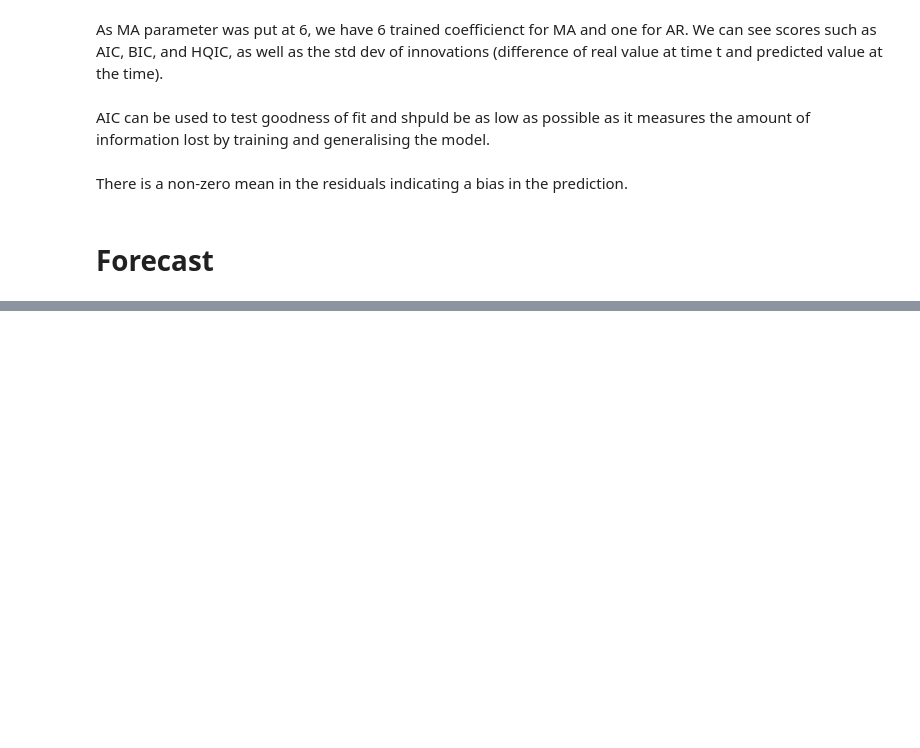
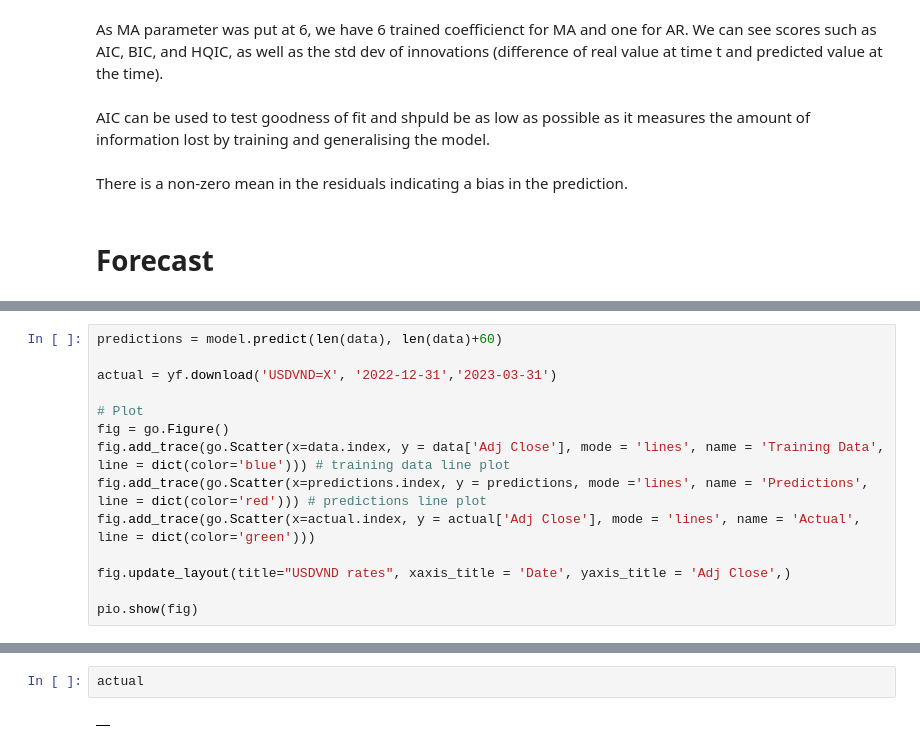
Before and after one commit to czarhirah/Econometrics, a Jupyter notebook: Zah/ARIMA v1.ipynb, the cells around one changed output, grey strips where cells are left out. Drawn from its saved outputs; the diff is of its cells as text; blank space fills up the shorter version.

```diff
--- a/Zah/ARIMA v1.ipynb
+++ b/Zah/ARIMA v1.ipynb
@@ -215,0 +230,14 @@ plt.show()
+# %%
+predictions = model.predict(len(data), len(data)+60)
+
+actual = yf.download('USDVND=X', '2022-12-31','2023-03-31')
+
+# Plot
+fig = go.Figure()
+fig.add_trace(go.Scatter(x=data.index, y = data['Adj Close'], mode = 'lines', name = 'Training Data', line = dict(color='blue'))) # training data line plot
+fig.add_trace(go.Scatter(x=predictions.index, y = predictions, mode ='lines', name = 'Predictions', line = dict(color='red'))) # predictions line plot
+fig.add_trace(go.Scatter(x=actual.index, y = actual['Adj Close'], mode = 'lines', name = 'Actual', line = dict(color='green')))
+
+fig.update_layout(title="USDVND rates", xaxis_title = 'Date', yaxis_title = 'Adj Close',)
+
+pio.show(fig)
@@ -215,0 +247,4 @@ plt.show()
+# %%
+actual
+# %% [output]
+|  |
```
Also changed, not shown: parts of 6 cells of this notebook.
